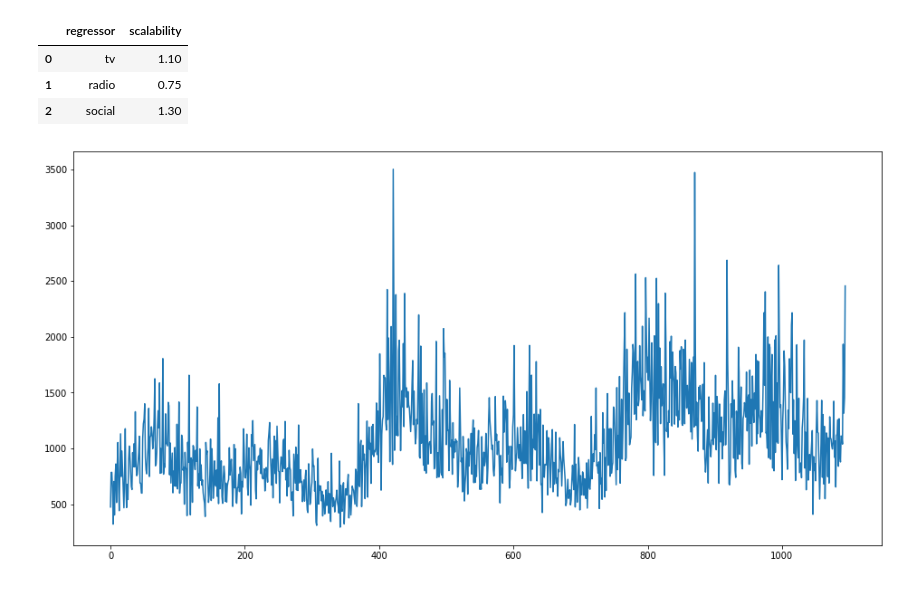
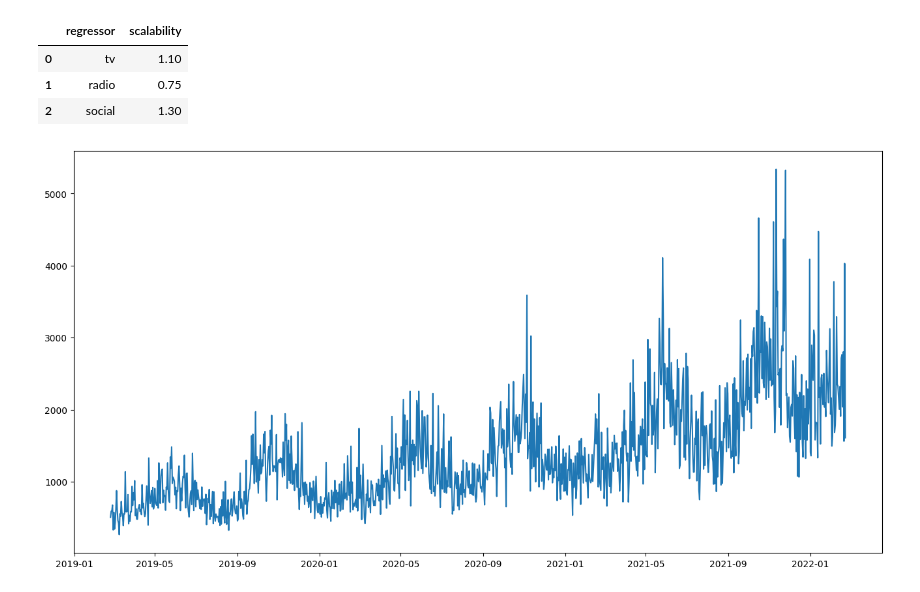
Before and after one commit to edwinnglabs/karpiu, a Jupyter notebook: docs/examples/data_creation.ipynb, the cells around one changed output. Cells and saved outputs as stored; diff of their text form; code cells hidden in the pictures.

```diff
--- a/docs/examples/data_creation.ipynb
+++ b/docs/examples/data_creation.ipynb
@@ -30,4 +28,11 @@ adstock_matrix = make_adstock_matrix(
     left_growth = np.array([.05, .08, .1, .5, .75]),
     right_growth = np.array([-.03, -0.6, -0.5, -.1, -.25]),
 )
+# %%
+adstock_args = {
+    "n_steps": 28,
+    "peak_step": np.array([10, 8, 5, 3, 2]),
+    "left_growth": np.array([0.05, 0.08, 0.1, 0.5, 0.75]),
+    "right_growth": np.array([-0.03, -0.6, -0.5, -0.1, -0.25]),
+}
 # %%
@@ -53,11 +44,14 @@ array([[2.90677144e-02, 3.05211001e-02, 3.20471551e-02, 3.36495128e-02,
 # %%
-df, scalability_df = make_mmm_daily_data(
-    coefs=COEFS,
+np.random.seed(SEED)
+df, scalability_df, adstock_df, _  = make_mmm_daily_data(
+    channels_coef=COEFS,
     channels=CHANNELS,
     features_loc=LOC,
     features_scale=SCALE,
     scalability=SCALABILITY,
+    adstock_args=adstock_args,
     n_steps=N_STEPS,
-    seed=SEED,
+    start_date="2019-01-01",
+    country="US",
 )
 # %%
@@ -76,9 +91,9 @@ scalability_df.head(3)
 | 2 | social | 1.30 |
 # %%
 fig, ax = plt.subplots(1, 1, figsize=(16, 8))
-ax.plot(data['sales'].values);
+ax.plot(df["date"].values, df["sales"].values);
 # %% [output]
-[figure, old version]
+[figure, new version]
 # %%
 # df.to_csv('data.csv', index=False)
 # scalability_df.to_csv('scalability_df.csv', index=False)
```
Also changed, not shown: parts of 8 cells of this notebook, 4 other files.
